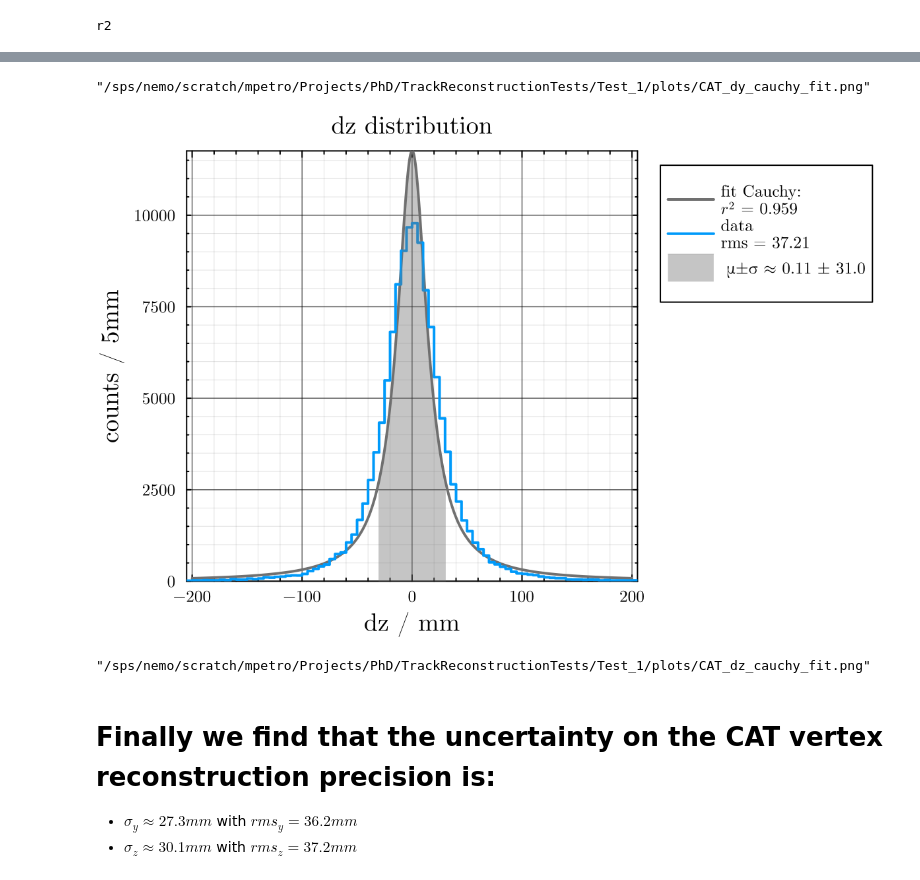
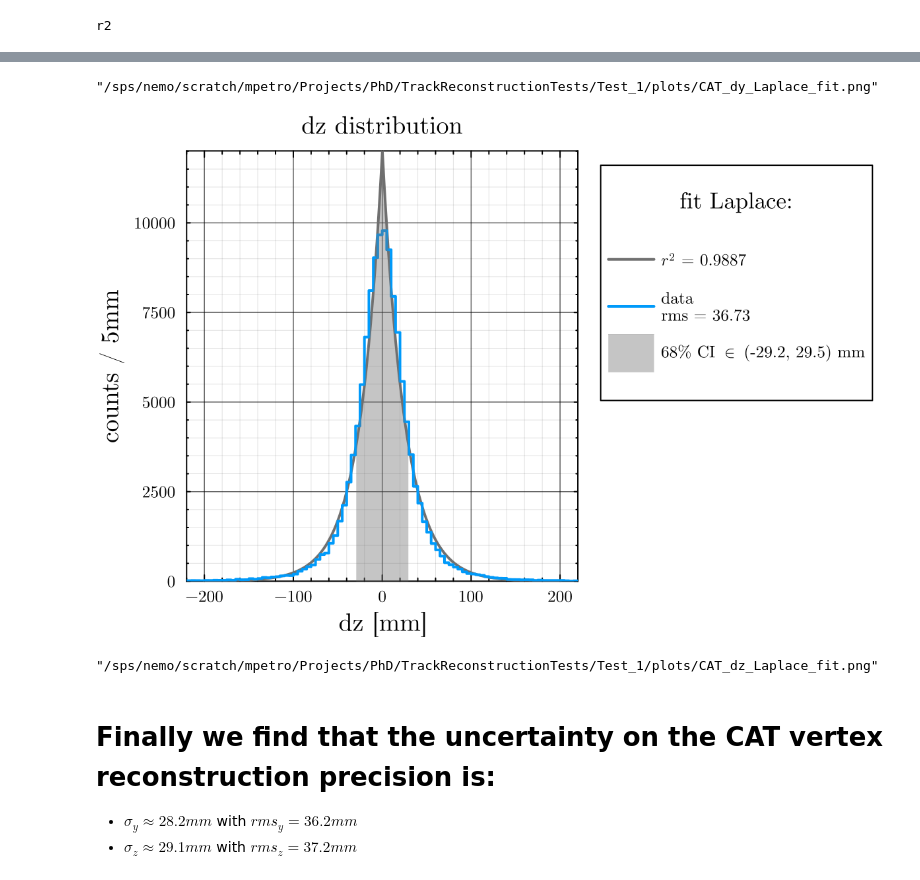
Before and after one commit to SuperNEMO-DBD/TrackReconstructionTests, a Jupyter notebook: Test_1/notebooks/CAT_2nubb.ipynb, the cells around one changed output, grey strips where cells are left out. Drawn from its saved outputs; the diff is of its cells as text; code cells hidden in the pictures.

```diff
--- a/Test_1/notebooks/CAT_2nubb.ipynb
+++ b/Test_1/notebooks/CAT_2nubb.ipynb
@@ -150,6 +148,6 @@ filter!(row -> -240.0 < row.dy < 240.0 &&  -240.0 < row.dz < 240.0, df);
 # %%
 h1dy = StatsBase.fit(Histogram{Float32}, df.dy, -240.0:5:240.0)
-h1dz = StatsBase.fit(Histogram{Float32}, df.dz, -205.0:5:205.0)
+h1dz = StatsBase.fit(Histogram{Float32}, df.dz, -220.0:5:220.0)
 # %% [output]
 Histogram{Float32, 1, Tuple{StepRangeLen{Float64, Base.TwicePrecision{Float64}, Base.TwicePrecision{Float64}, Int64}}}
 edges:
@@ -249,7 +247,7 @@ Summary Statistics
 # %%
 # fit functions for plotting:
-fit_function_dy( mu_dy, sigma_dy, x ) = pdf( Cauchy(mu_dy, sigma_dy), x )
-fit_function_dz( mu_dz, sigma_dz, x ) = pdf( Cauchy(mu_dz, sigma_dz), x )
+fit_function_dy( mu_dy, sigma_dy, x ) = pdf( Laplace(mu_dy, sigma_dy), x )
+fit_function_dz( mu_dz, sigma_dz, x ) = pdf( Laplace(mu_dz, sigma_dz), x )
 # %% [output]
 fit_function_dz (generic function with 1 method)
 # %%
@@ -283,23 +284,26 @@ plot!( pmSigmady[1]:0.1:pmSigmady[2], x-> fdy(x), lw = 0, f = 0, fa =0.4, c=3, l
 # %%
-savefig( "../plots/CAT_dy_cauchy_fit.png" )
+savefig( "../plots/CAT_dy_Laplace_fit.png" )
 # %% [output]
-"/sps/nemo/scratch/mpetro/Projects/PhD/TrackReconstructionTests/Test_1/plots/CAT_dy_cauchy_fit.png"
+"/sps/nemo/scratch/mpetro/Projects/PhD/TrackReconstructionTests/Test_1/plots/CAT_dy_Laplace_fit.png"
 # %%
-fdz(x) = step(h1dz.edges[1])*nrow(df)*fit_function_dz( mu_dz, sigma_dz, x )
+fdz(x) = step(h1dz.edges[1]) * nrow(df) * fit_function_dz(mu_dz, sigma_dz, x)
 
-pmSigmadz = quantile(Cauchy(mu_dz, sigma_dz), [0.15865, 0.84135]) # [0.15865, 0.84135] is equal to ±σ quantiles
-mu_pm_sigma_dz = mu_dz ± pmSigmadz[2] # get the mean value plus/minus 1 sigma as a measurement
+pmSigmadz = quantile(Laplace(mu_dz, sigma_dz), [0.15865, 0.84135]) # [0.15865, 0.84135] is equal to 68% central quantiles
+CILabel = "68% CI " * L"\in~" * "($(round(pmSigmadz[1], sigdigits=3)), $(round(pmSigmadz[2], sigdigits=3))) mm"
 
-plot(-200:0.1:200, x-> fdz(x), label ="fit Cauchy: \n"* L"r^2"* " = $(round(r2(fdz, h1dz), sigdigits=4))", lw =2, c = 3, title="dz distribution", dpi = 200)
-plot!(h1dz , xlabel = "dz / mm", ylabel ="counts / 5mm", label ="data \nrms = $(round(rms(df.dz), digits=2))", c=2, st = :step, lw= 2, widen=:false)
-plot!( pmSigmadz[1]:0.1:pmSigmadz[2], x-> fdz(x), lw = 0, f = 0, fa =0.4, c = 3, label =" μ±σ ≈ $( mu_pm_sigma_dz )" )
+plot(1, label="", title="dz distribution", dpi=200)
+plot!(-200:0.1:200, x -> fdz(x), label=L"r^2" * " = $(round(r2(fdz, h1dz), sigdigits=4))", labeltitle="fit Laplace: \n", lw=2, c=3)
+plot!(h1dz, label="data \nrms = $(round(rms(df.dz), digits=2))", c=2, st=:step, lw=2, widen=:false)
+plot!(pmSigmadz[1]:0.1:pmSigmadz[2], x -> fdz(x), lw=0, f=0, fa=0.4, c=3, label=CILabel)
+xlabel!("dz [mm]")
+ylabel!("counts / 5mm")
 # %% [output]
-[figure, old version]
+[figure, new version]
 # %%
-savefig( "../plots/CAT_dz_cauchy_fit.png" )
+savefig( "../plots/CAT_dz_Laplace_fit.png" )
 # %% [output]
-"/sps/nemo/scratch/mpetro/Projects/PhD/TrackReconstructionTests/Test_1/plots/CAT_dz_cauchy_fit.png"
+"/sps/nemo/scratch/mpetro/Projects/PhD/TrackReconstructionTests/Test_1/plots/CAT_dz_Laplace_fit.png"
 # %% [markdown]
 # Finally we find that the uncertainty on the CAT vertex reconstruction precision is:
-* $\sigma_y \approx 27.3 mm$ with $rms_y = 36.2 mm$
-* $\sigma_z \approx 30.1 mm$ with $rms_z = 37.2 mm$
+* $\sigma_y \approx 28.2 mm$ with $rms_y = 36.2 mm$
+* $\sigma_z \approx 29.1 mm$ with $rms_z = 37.2 mm$
```
Also changed, not shown: parts of 17 cells of this notebook, 3 other files.
